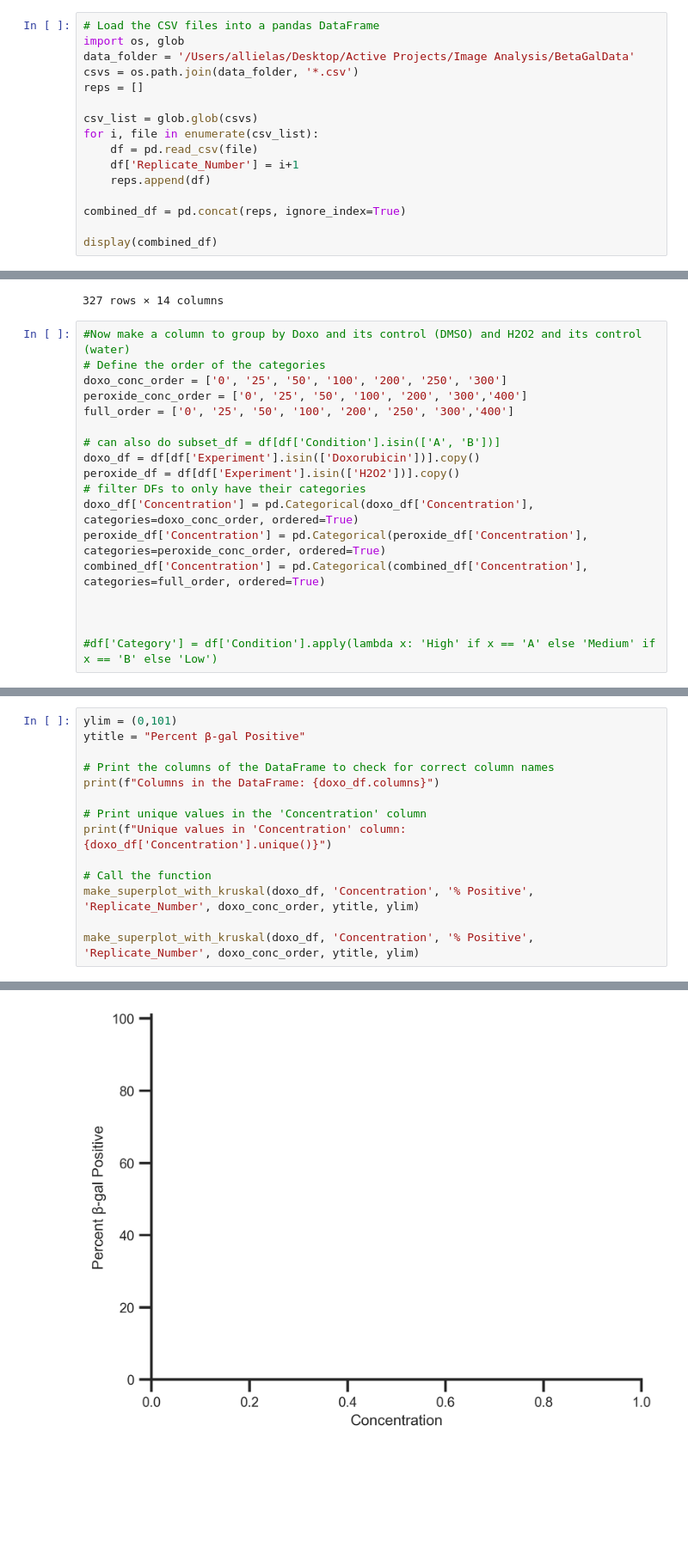
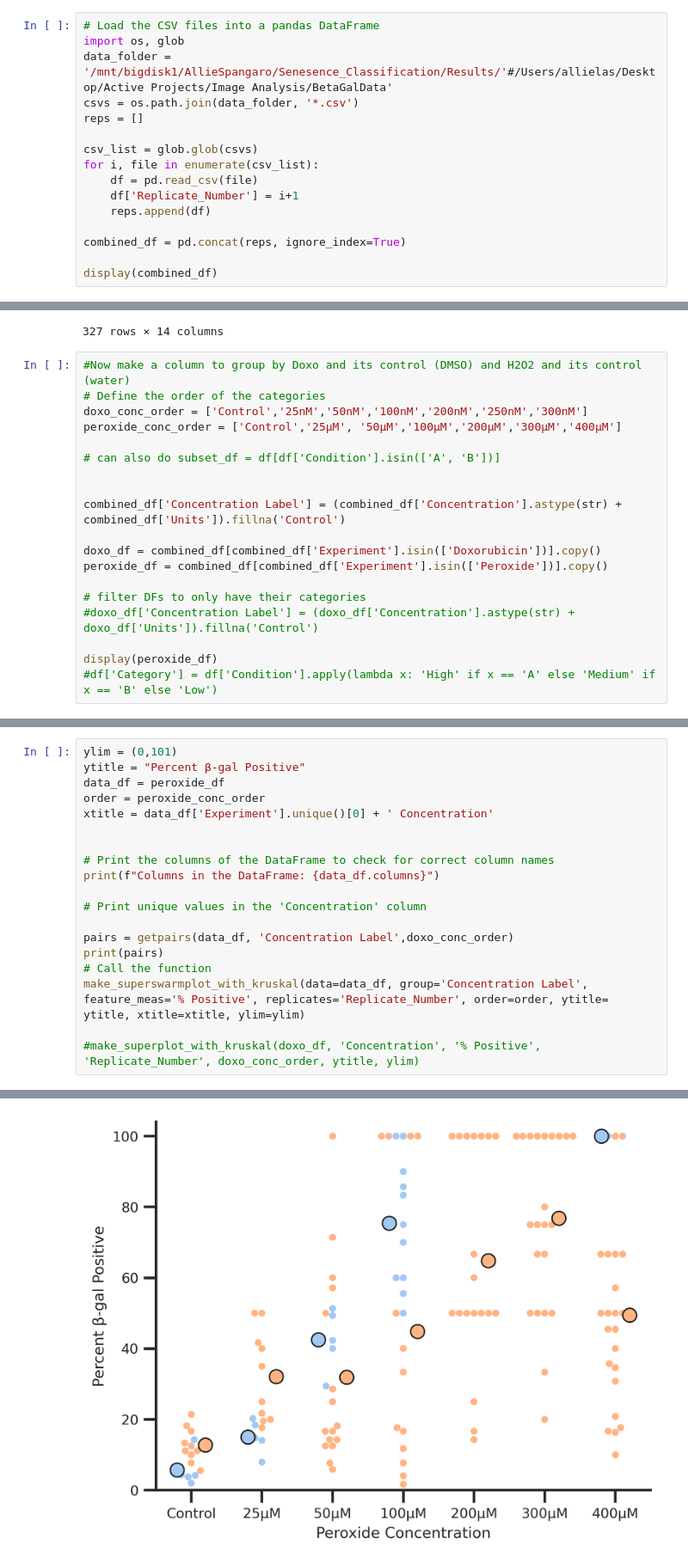
Before and after one commit to allielas/HTP_fibroblasts_mitolyso, a Jupyter notebook: BetaGal.ipynb, the cells around one changed output, grey strips where cells are left out. Shown at 86% size. Saved outputs shown, nothing was run; the diff lists cells and outputs as text; blank space fills up the shorter version.

```diff
--- a/BetaGal.ipynb
+++ b/BetaGal.ipynb
@@ -70,7 +58,7 @@ display(pass_df)
 # %%
 # Load the CSV files into a pandas DataFrame
 import os, glob
-data_folder = '/Users/allielas/Desktop/Active Projects/Image Analysis/BetaGalData'
+data_folder = '/mnt/bigdisk1/AllieSpangaro/Senesence_Classification/Results/'#/Users/allielas/Desktop/Active Projects/Image Analysis/BetaGalData'
 csvs = os.path.join(data_folder, '*.csv')
 reps = []
 
@@ -100,18 +88,19 @@ display(combined_df)
 # %%
 #Now make a column to group by Doxo and its control (DMSO) and H2O2 and its control (water)
 # Define the order of the categories
-doxo_conc_order = ['0', '25', '50', '100', '200', '250', '300']
-peroxide_conc_order = ['0', '25', '50', '100', '200', '300','400']
-full_order = ['0', '25', '50', '100', '200', '250', '300','400']
+doxo_conc_order = ['Control','25nM','50nM','100nM','200nM','250nM','300nM']
+peroxide_conc_order = ['Control','25µM', '50µM','100µM','200µM','300µM','400µM']
 
 # can also do subset_df = df[df['Condition'].isin(['A', 'B'])]
-doxo_df = df[df['Experiment'].isin(['Doxorubicin'])].copy()
-peroxide_df = df[df['Experiment'].isin(['H2O2'])].copy()
-# filter DFs to only have their categories
-doxo_df['Concentration'] = pd.Categorical(doxo_df['Concentration'], categories=doxo_conc_order, ordered=True)
-peroxide_df['Concentration'] = pd.Categorical(peroxide_df['Concentration'], categories=peroxide_conc_order, ordered=True)
-combined_df['Concentration'] = pd.Categorical(combined_df['Concentration'], categories=full_order, ordered=True)
 
 
+combined_df['Concentration Label'] = (combined_df['Concentration'].astype(str) + combined_df['Units']).fillna('Control')
 
+doxo_df = combined_df[combined_df['Experiment'].isin(['Doxorubicin'])].copy()
+peroxide_df = combined_df[combined_df['Experiment'].isin(['Peroxide'])].copy()
+
+# filter DFs to only have their categories
+#doxo_df['Concentration Label'] = (doxo_df['Concentration'].astype(str) + doxo_df['Units']).fillna('Control')
+
+display(peroxide_df)
 #df['Category'] = df['Condition'].apply(lambda x: 'High' if x == 'A' else 'Medium' if x == 'B' else 'Low')
@@ -252,16 +278,21 @@ ylim = (0,100)
 # %%
 ylim = (0,101)
 ytitle = "Percent β-gal Positive"
+data_df = peroxide_df
+order = peroxide_conc_order
+xtitle = data_df['Experiment'].unique()[0] + ' Concentration'
+
 
 # Print the columns of the DataFrame to check for correct column names
-print(f"Columns in the DataFrame: {doxo_df.columns}")
+print(f"Columns in the DataFrame: {data_df.columns}")
 
 # Print unique values in the 'Concentration' column
-print(f"Unique values in 'Concentration' column: {doxo_df['Concentration'].unique()}")
 
+pairs = getpairs(data_df, 'Concentration Label',doxo_conc_order)
+print(pairs)
 # Call the function
-make_superplot_with_kruskal(doxo_df, 'Concentration', '% Positive', 'Replicate_Number', doxo_conc_order, ytitle, ylim)
+make_superswarmplot_with_kruskal(data=data_df, group='Concentration Label', feature_meas='% Positive', replicates='Replicate_Number', order=order, ytitle= ytitle, xtitle=xtitle, ylim=ylim)
 
-make_superplot_with_kruskal(doxo_df, 'Concentration', '% Positive', 'Replicate_Number', doxo_conc_order, ytitle, ylim)
+#make_superplot_with_kruskal(doxo_df, 'Concentration', '% Positive', 'Replicate_Number', doxo_conc_order, ytitle, ylim)
 # %% [output]
 Columns in the DataFrame: Index(['ImageNumber', 'Experiment', 'OrigFileNumber', 'Passage Number',
@@ -276 +311 @@ ValueError: Missing x value(s) `"50", "0", "300", "250", "100", "200", "25"` in
-[figure, old version]
+[figure, new version]
```
Also changed, not shown: parts of 13 cells of this notebook, 4 other files.
